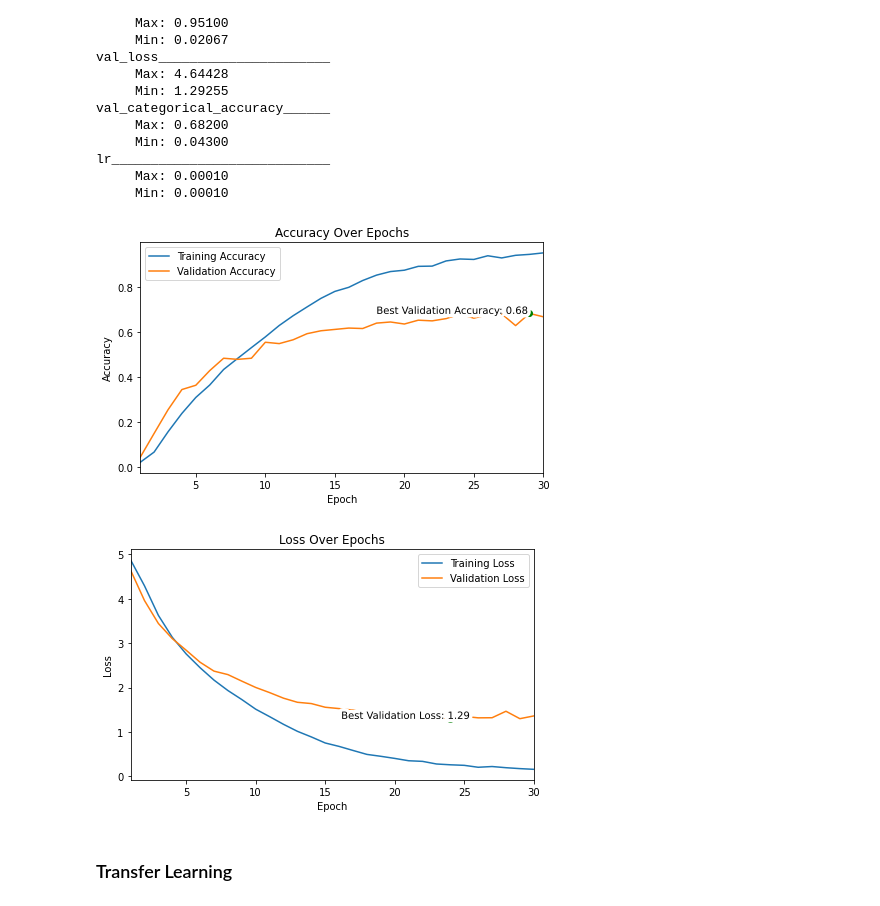
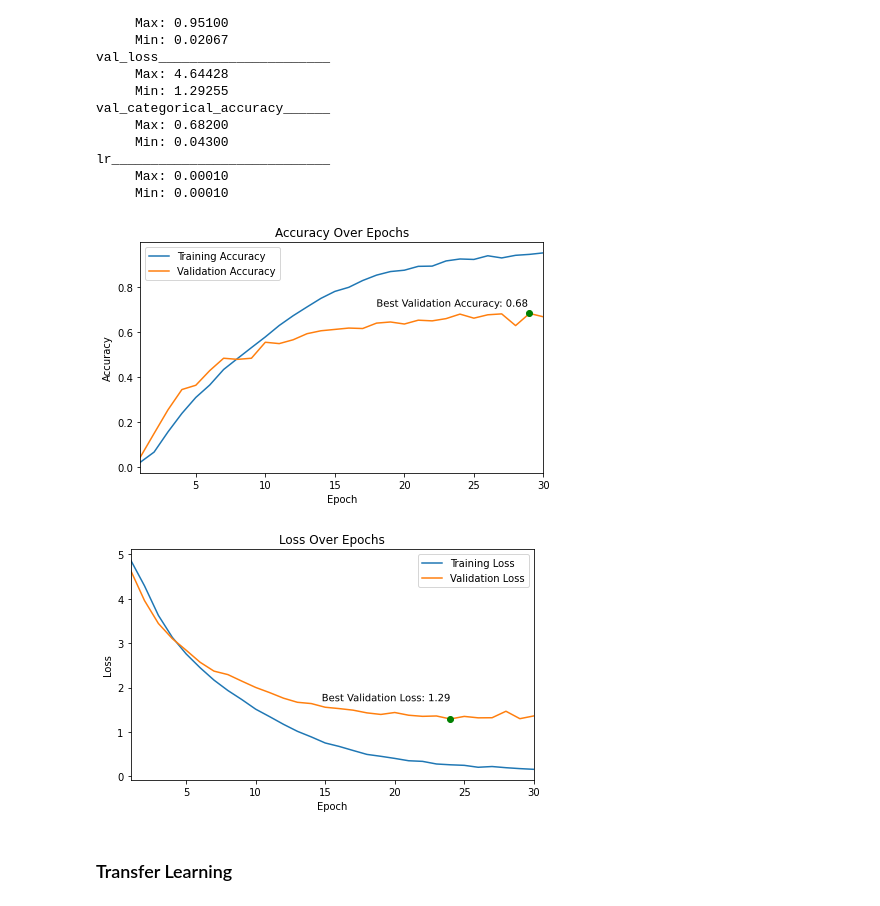
Before and after one commit to LinkWentz/whos-that-pokemon, a Jupyter notebook: pokemon_classification.ipynb, the cells around one changed output. Saved outputs shown, nothing was run; the diff lists cells and outputs as text; code cells hidden in the pictures.

Commit message:
Fix label positioning in metric plots

```diff
--- a/pokemon_classification.ipynb
+++ b/pokemon_classification.ipynb
@@ -209,15 +209,15 @@ def print_training_stats(history):
                '     Max: {:.5f}'  + '\n'\
                '     Min: {:.5f}').format(metric, met_max, met_min))
 # %%
-def plot_training_history(metric_history, val_metric_history,
+def plot_training_history(metric_hist, val_metric_hist,
     metric_name = 'Loss', higher_is_better = False, best_label_offset = (0, 0),
     save_name = None):
     """
     Plot a models training history.
 
     Args:
-        metric_history: Iterable; the history of the metric you'd like to plot.
-        val_metric_history: Iterable; the history of the complimentary
+        metric_hist: Iterable; the history of the metric you'd like to plot.
+        val_metric_hist: Iterable; the history of the complimentary
         validation metric.
         metric_name: Name of the metric to be used in all labelling.
          - default: 'Loss'
@@ -242,14 +242,14 @@ def plot_training_history(metric_history, val_metric_history,
     # Initialize empty list to save each line for the legend.
     lines = []
     # Extract neccessary info from histories.
-    epochs = len(metric_history)
+    epochs = len(metric_hist)
     # Find which epoch the selected value for the selected metric was reached.
-    best_val_metric_bool_idx = val_metric_history == best(val_metric_history)
+    best_val_metric_bool_idx = val_metric_hist == best(val_metric_hist)
     best_val_metric_x = np.arange(epochs)[best_val_metric_bool_idx][0] + 1
     # Plot Content
-    lines.append(ax.plot(np.arange(epochs) + 1, metric_history))
-    lines.append(ax.plot(np.arange(epochs) + 1, val_metric_history))
-    ax.scatter(best_val_metric_x, best(val_metric_history), color = 'green',
+    lines.append(ax.plot(np.arange(epochs) + 1, metric_hist))
+    lines.append(ax.plot(np.arange(epochs) + 1, val_metric_hist))
+    ax.scatter(best_val_metric_x, best(val_metric_hist), color = 'green',
         zorder = 3)
 
     # Limits
@@ -260,8 +260,8 @@ def plot_training_history(metric_history, val_metric_history,
     ax.set_xlabel('Epoch')
     ax.set_ylabel(metric_name)
     txt = ax.text(best_val_metric_x + best_label_offset[0],
-        best(val_metric_history) + best_label_offset[1],
-        'Best Validation {}: {:.2f}'.format(metric_name, best(val_metric_history)),
+        best(val_metric_hist) + best_label_offset[1],
+        'Best Validation {}: {:.2f}'.format(metric_name, best(val_metric_hist)),
         ha = 'right')
     txt.set_path_effects([pe.withStroke(linewidth = 7, foreground = 'w')])
 
@@ -294,19 +294,19 @@ plot_training_history(
     scratch_model_history.history['categorical_accuracy'],
     scratch_model_history.history['val_categorical_accuracy'],
     metric_name = 'Accuracy', higher_is_better = True,
-    best_label_offset = (-0.1, -0.002),
+    best_label_offset = (-0.1, 0.03),
     save_name = 'scratch_model_accuracy.jpg')
 # %% [output]
-[figure, old version]
+[figure, new version]
 # %%
 plot_training_history(
     scratch_model_history.history['loss'],
     scratch_model_history.history['val_loss'],
     metric_name = 'Loss', higher_is_better = False,
-    best_label_offset = (1.4, 0.002),
+    best_label_offset = (0, 0.4),
     save_name = 'scratch_model_loss.jpg')
 # %% [output]
-[figure, old version]
+[figure, new version]
 # %% [markdown]
 ### Transfer Learning
 # %%
```
Also changed, not shown: parts of 3 cells of this notebook, 5 other files.
